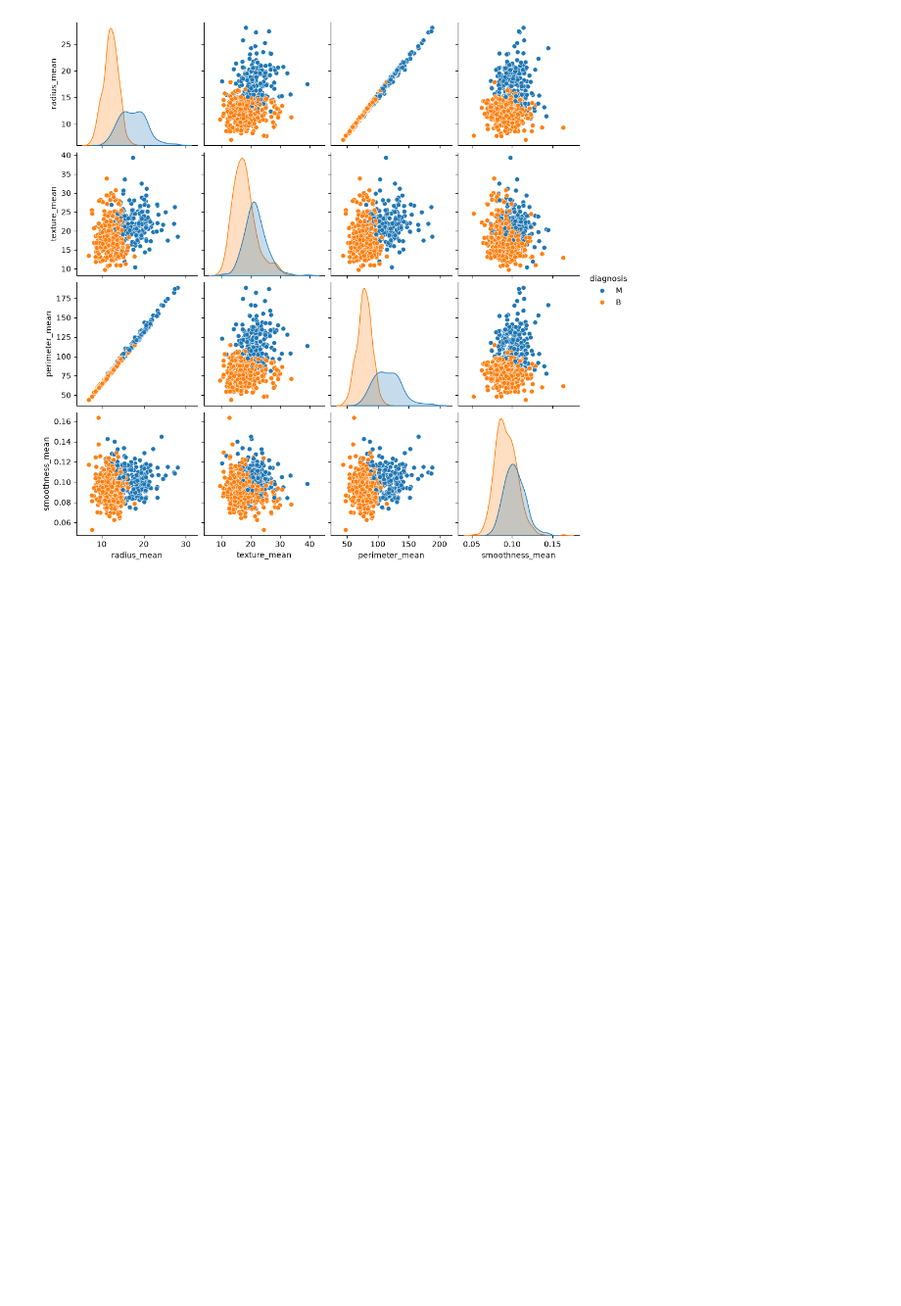
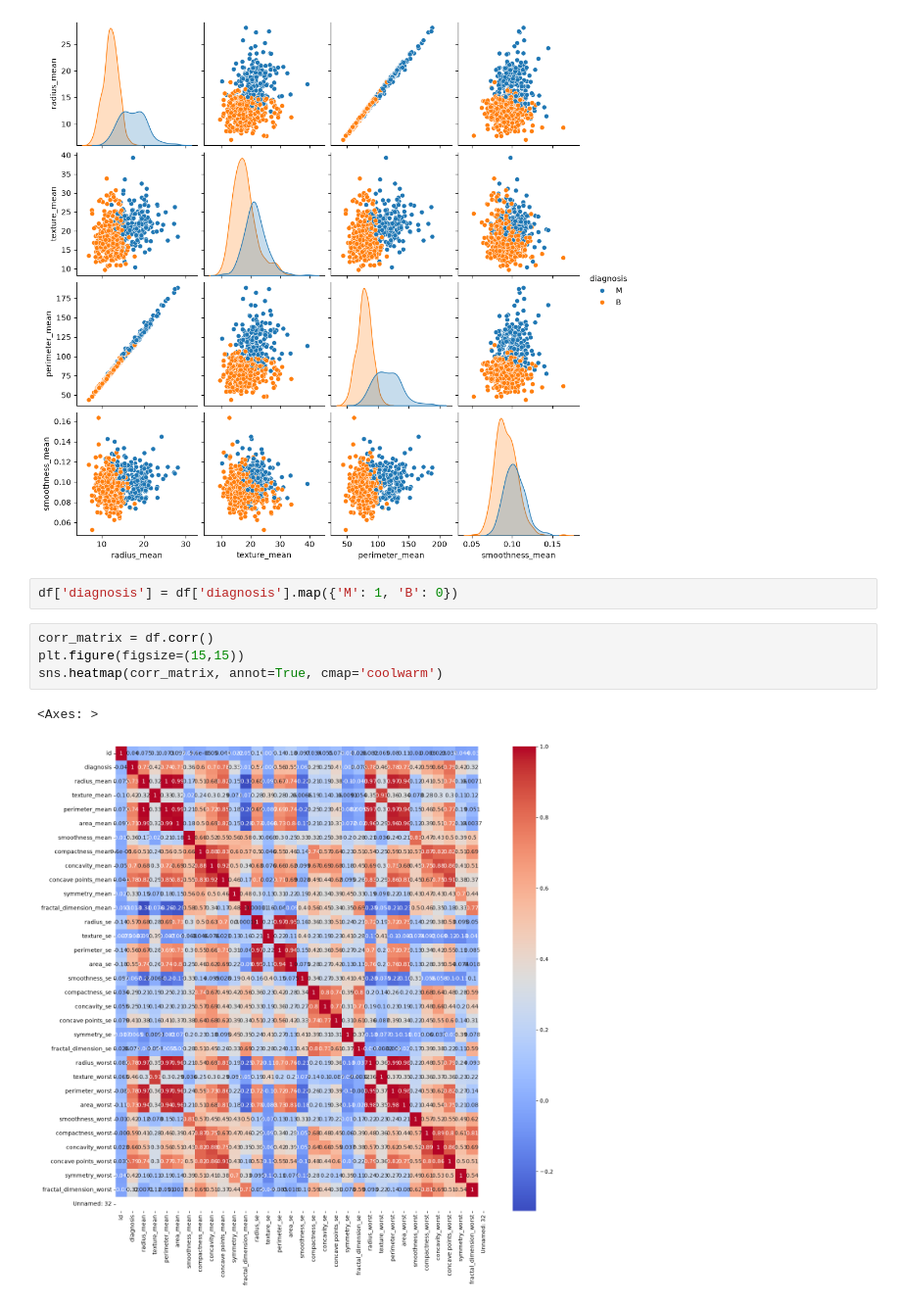
Before and after one commit to Vibe-Coder255/BreastCancerPred, a Jupyter notebook: BreastCancer.ipynb, the cells around one changed output. Shown at 98% size. Saved outputs shown, nothing was run; the diff lists cells and outputs as text; blank space fills up the shorter version.

```diff
--- a/BreastCancer.ipynb
+++ b/BreastCancer.ipynb
@@ -97,3 +101,12 @@ sns.pairplot(df[['radius_mean', 'texture_mean', 'perimeter_mean', 'smoothness_me
 # %% [output]
 <seaborn.axisgrid.PairGrid at 0x...>
 [figure]
+# %%
+df['diagnosis'] = df['diagnosis'].map({'M': 1, 'B': 0})
+# %%
+corr_matrix = df.corr()
+plt.figure(figsize=(15,15))
+sns.heatmap(corr_matrix, annot=True, cmap='coolwarm')
+# %% [output]
+<Axes: >
+[figure, added]
```
Also changed, not shown: parts of 21 cells of this notebook.
